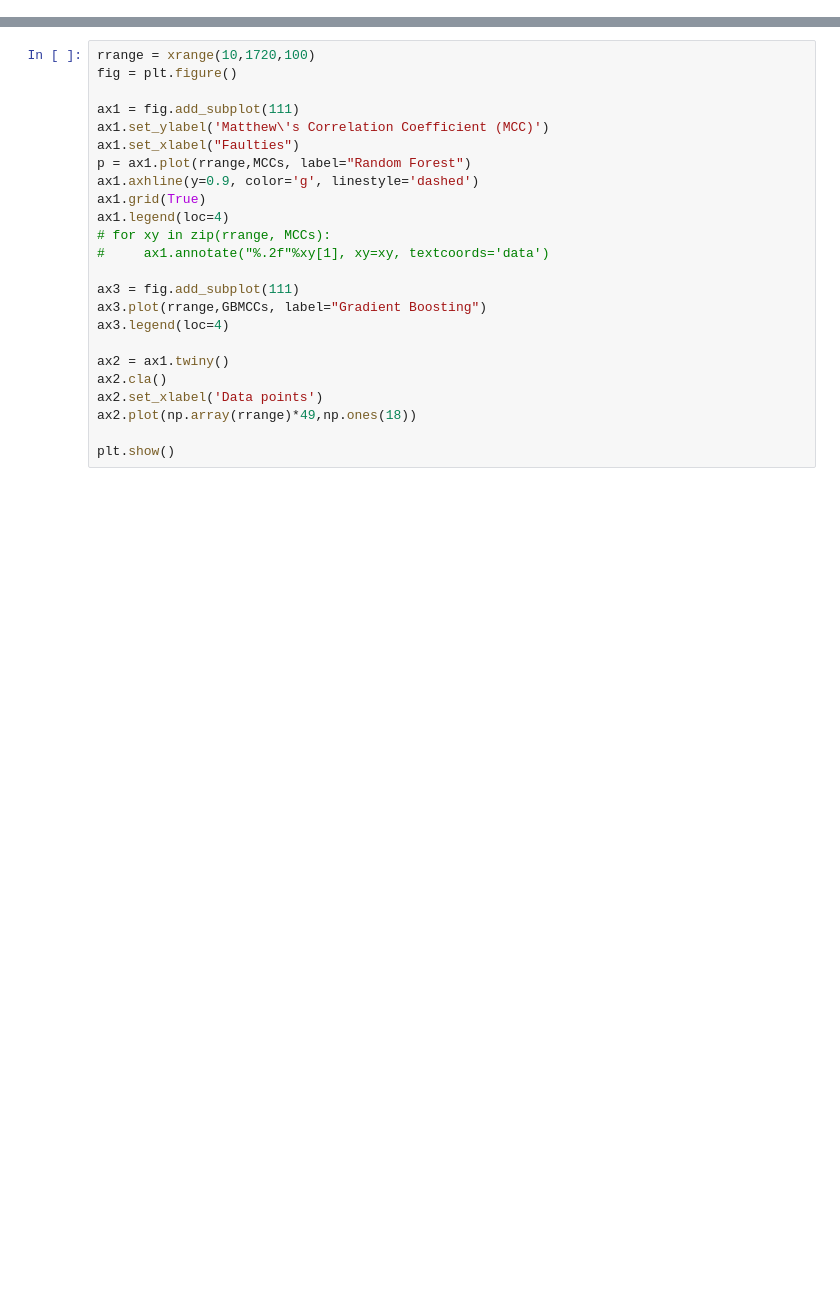
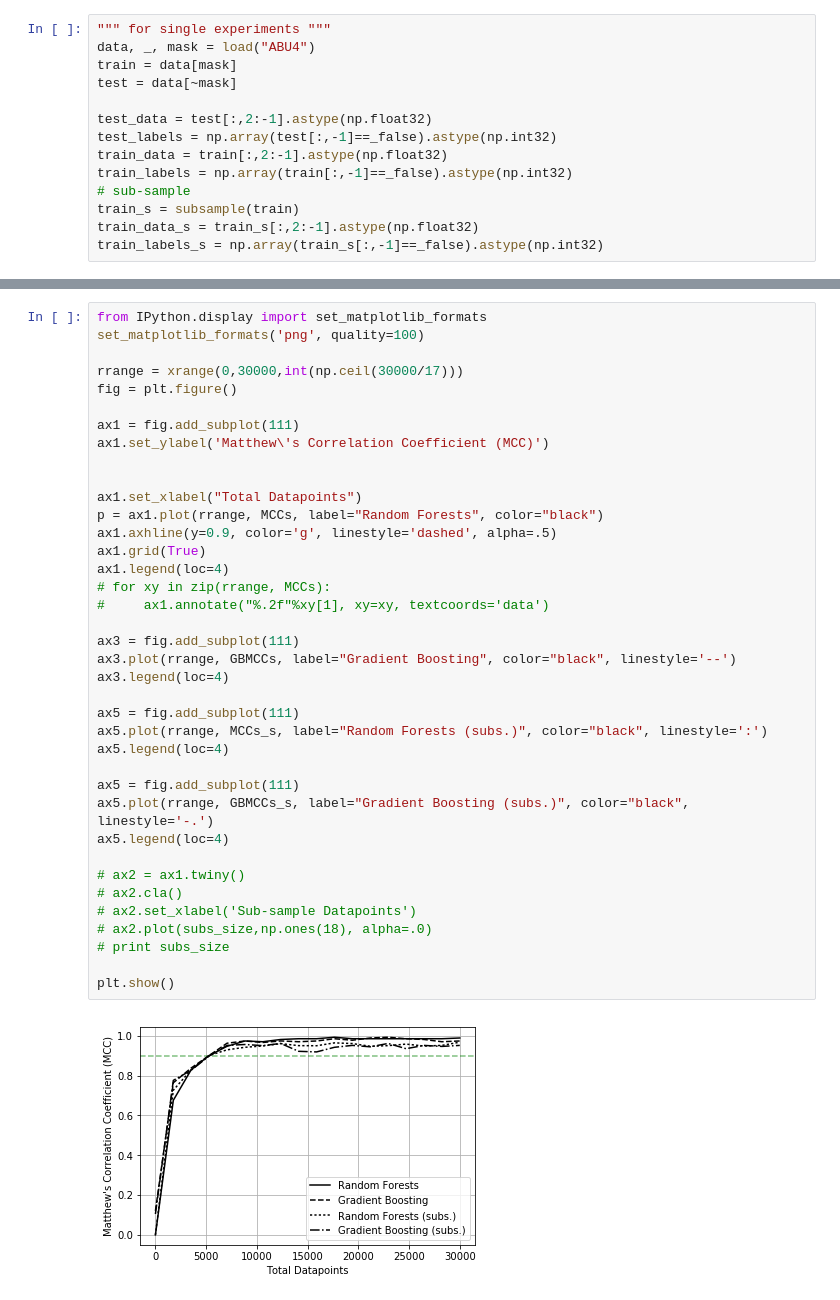
Before and after one commit to farshidtz/early-fault-detection, a Jupyter notebook: training/notebooks/evaluation.ipynb, the cells around one changed output, grey strips where cells are left out. Drawn from its saved outputs; the diff is of its cells as text; blank space fills up the shorter version.

Commit message:
added evaluation graphs

```diff
--- a/training/notebooks/evaluation.ipynb
+++ b/training/notebooks/evaluation.ipynb
@@ -113,0 +94,14 @@ test_labels = np.array(test[:,-1]=='False').astype(np.int32)
+# %%
+""" for single experiments """
+data, _, mask = load("ABU4")
+train = data[mask]
+test = data[~mask]
+
+test_data = test[:,2:-1].astype(np.float32)
+test_labels = np.array(test[:,-1]==_false).astype(np.int32)
+train_data = train[:,2:-1].astype(np.float32)
+train_labels = np.array(train[:,-1]==_false).astype(np.int32)
+# sub-sample
+train_s = subsample(train)
+train_data_s = train_s[:,2:-1].astype(np.float32)
+train_labels_s = np.array(train_s[:,-1]==_false).astype(np.int32)
@@ -174,25 +322,41 @@ for tr in xrange(10,1720,100):
 # %%
-rrange = xrange(10,1720,100)
+from IPython.display import set_matplotlib_formats
+set_matplotlib_formats('png', quality=100)
+
+rrange = xrange(0,30000,int(np.ceil(30000/17)))
 fig = plt.figure()
 
 ax1 = fig.add_subplot(111)
 ax1.set_ylabel('Matthew\'s Correlation Coefficient (MCC)')
-ax1.set_xlabel("Faulties")
-p = ax1.plot(rrange,MCCs, label="Random Forest")
-ax1.axhline(y=0.9, color='g', linestyle='dashed')
+
+
+ax1.set_xlabel("Total Datapoints")
+p = ax1.plot(rrange, MCCs, label="Random Forests", color="black")
+ax1.axhline(y=0.9, color='g', linestyle='dashed', alpha=.5)
 ax1.grid(True)
 ax1.legend(loc=4)
 # for xy in zip(rrange, MCCs):
 #     ax1.annotate("%.2f"%xy[1], xy=xy, textcoords='data')
 
 ax3 = fig.add_subplot(111)
-ax3.plot(rrange,GBMCCs, label="Gradient Boosting")
+ax3.plot(rrange, GBMCCs, label="Gradient Boosting", color="black", linestyle='--')
 ax3.legend(loc=4)
 
-ax2 = ax1.twiny()
-ax2.cla()
-ax2.set_xlabel('Data points')
-ax2.plot(np.array(rrange)*49,np.ones(18))
+ax5 = fig.add_subplot(111)
+ax5.plot(rrange, MCCs_s, label="Random Forests (subs.)", color="black", linestyle=':')
+ax5.legend(loc=4)
+
+ax5 = fig.add_subplot(111)
+ax5.plot(rrange, GBMCCs_s, label="Gradient Boosting (subs.)", color="black", linestyle='-.')
+ax5.legend(loc=4)
+
+# ax2 = ax1.twiny()
+# ax2.cla()
+# ax2.set_xlabel('Sub-sample Datapoints')
+# ax2.plot(subs_size,np.ones(18), alpha=.0)
+# print subs_size
 
 plt.show()
+# %% [output]
+[figure, added]
 # %%
```
Also changed, not shown: parts of 16 cells of this notebook, 1 other file.
